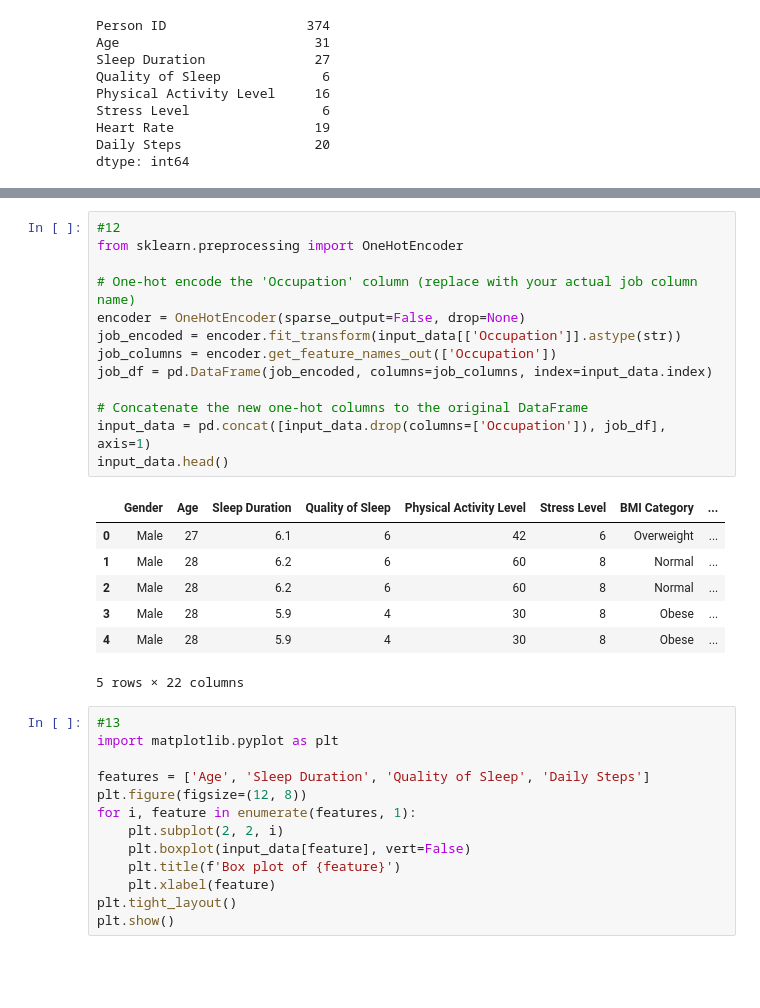
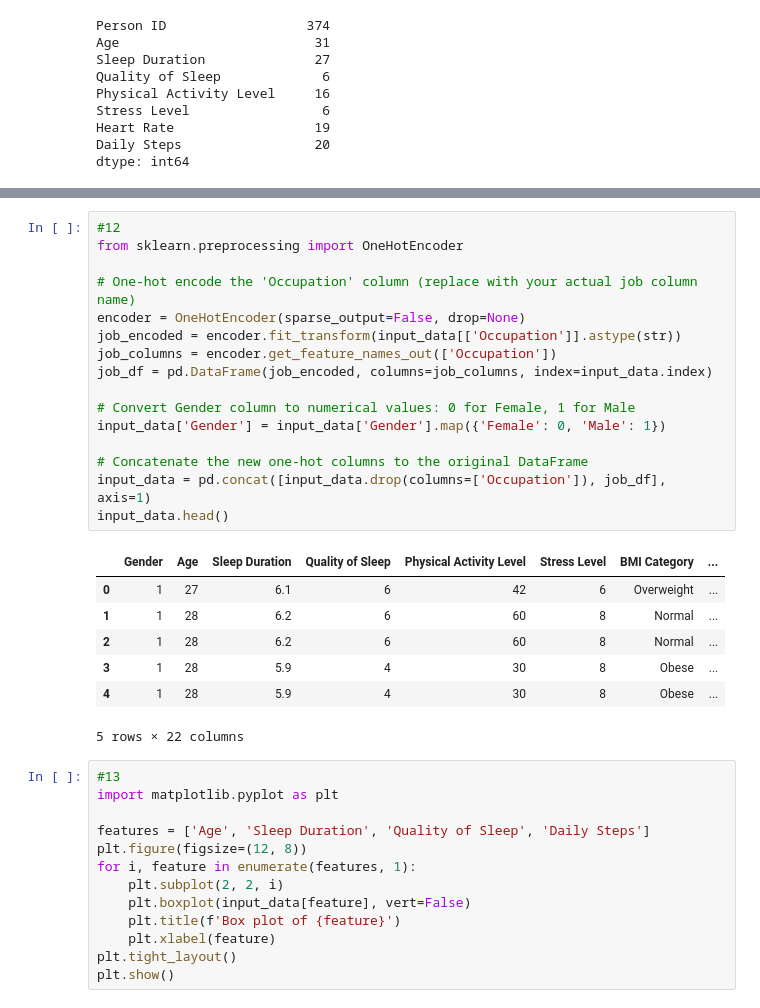
Before and after one commit to sonalkumarasinghe-ctrl/EE-Term_01, a Jupyter notebook: Session 2/sleep_data_trained.ipynb, the cells around one changed output, grey strips where cells are left out. Saved outputs shown, nothing was run; the diff lists cells and outputs as text; blank space fills up the shorter version.

```diff
--- a/Session 2/sleep_data_trained.ipynb
+++ b/Session 2/sleep_data_trained.ipynb
@@ -121,23 +121,26 @@ input_data.head()
 # %%
 #12
 from sklearn.preprocessing import OneHotEncoder
 
 # One-hot encode the 'Occupation' column (replace with your actual job column name)
 encoder = OneHotEncoder(sparse_output=False, drop=None)
 job_encoded = encoder.fit_transform(input_data[['Occupation']].astype(str))
 job_columns = encoder.get_feature_names_out(['Occupation'])
 job_df = pd.DataFrame(job_encoded, columns=job_columns, index=input_data.index)
 
+# Convert Gender column to numerical values: 0 for Female, 1 for Male
+input_data['Gender'] = input_data['Gender'].map({'Female': 0, 'Male': 1})
+
 # Concatenate the new one-hot columns to the original DataFrame
 input_data = pd.concat([input_data.drop(columns=['Occupation']), job_df], axis=1)
 input_data.head()
 # %% [output]
 |  | Gender | Age | Sleep Duration | Quality of Sleep | Physical Activity Level | Stress Level | BMI Category | ... |
-| 0 | Male | 27 | 6.1 | 6 | 42 | 6 | Overweight | ... |
-| 1 | Male | 28 | 6.2 | 6 | 60 | 8 | Normal | ... |
-| 2 | Male | 28 | 6.2 | 6 | 60 | 8 | Normal | ... |
-| 3 | Male | 28 | 5.9 | 4 | 30 | 8 | Obese | ... |
-| 4 | Male | 28 | 5.9 | 4 | 30 | 8 | Obese | ... |
+| 0 | 1 | 27 | 6.1 | 6 | 42 | 6 | Overweight | ... |
+| 1 | 1 | 28 | 6.2 | 6 | 60 | 8 | Normal | ... |
+| 2 | 1 | 28 | 6.2 | 6 | 60 | 8 | Normal | ... |
+| 3 | 1 | 28 | 5.9 | 4 | 30 | 8 | Obese | ... |
+| 4 | 1 | 28 | 5.9 | 4 | 30 | 8 | Obese | ... |
 5 rows × 22 columns
 # %%
 #13
```
Also changed, not shown: parts of 7 cells of this notebook.
